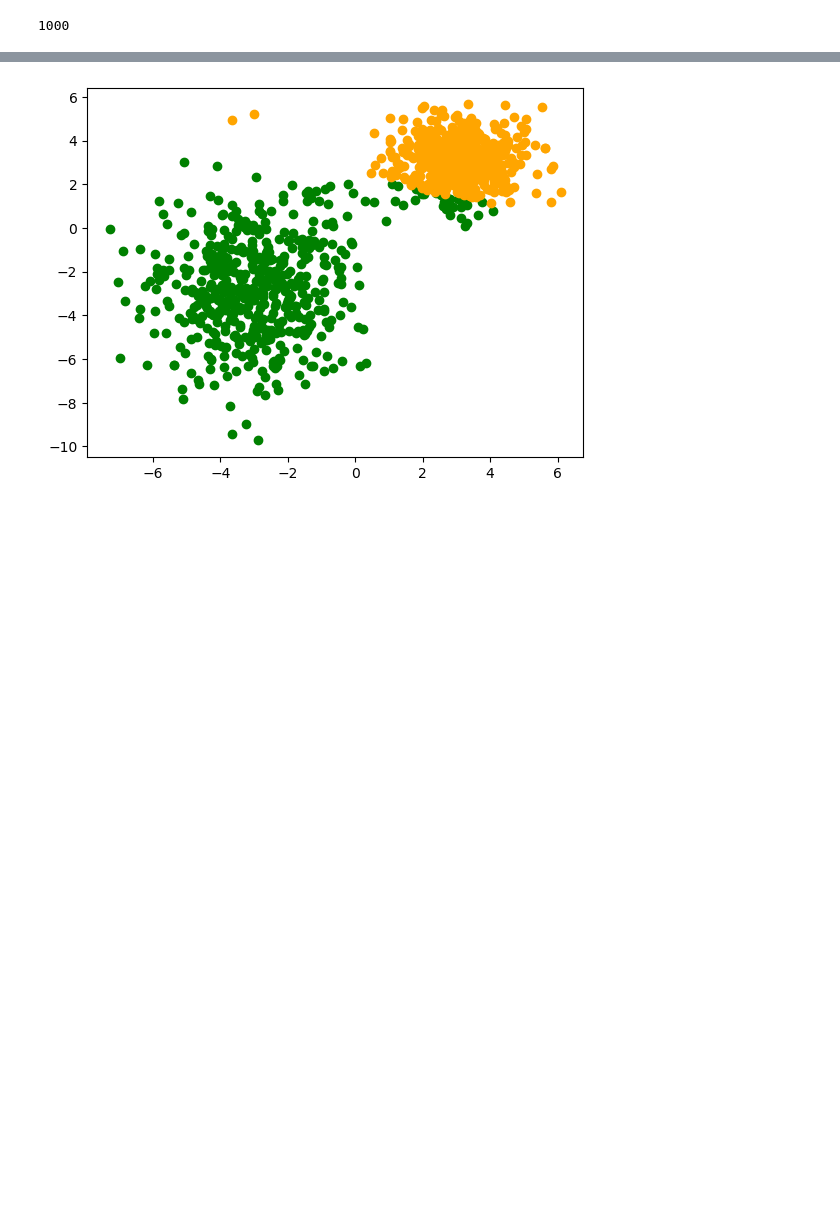
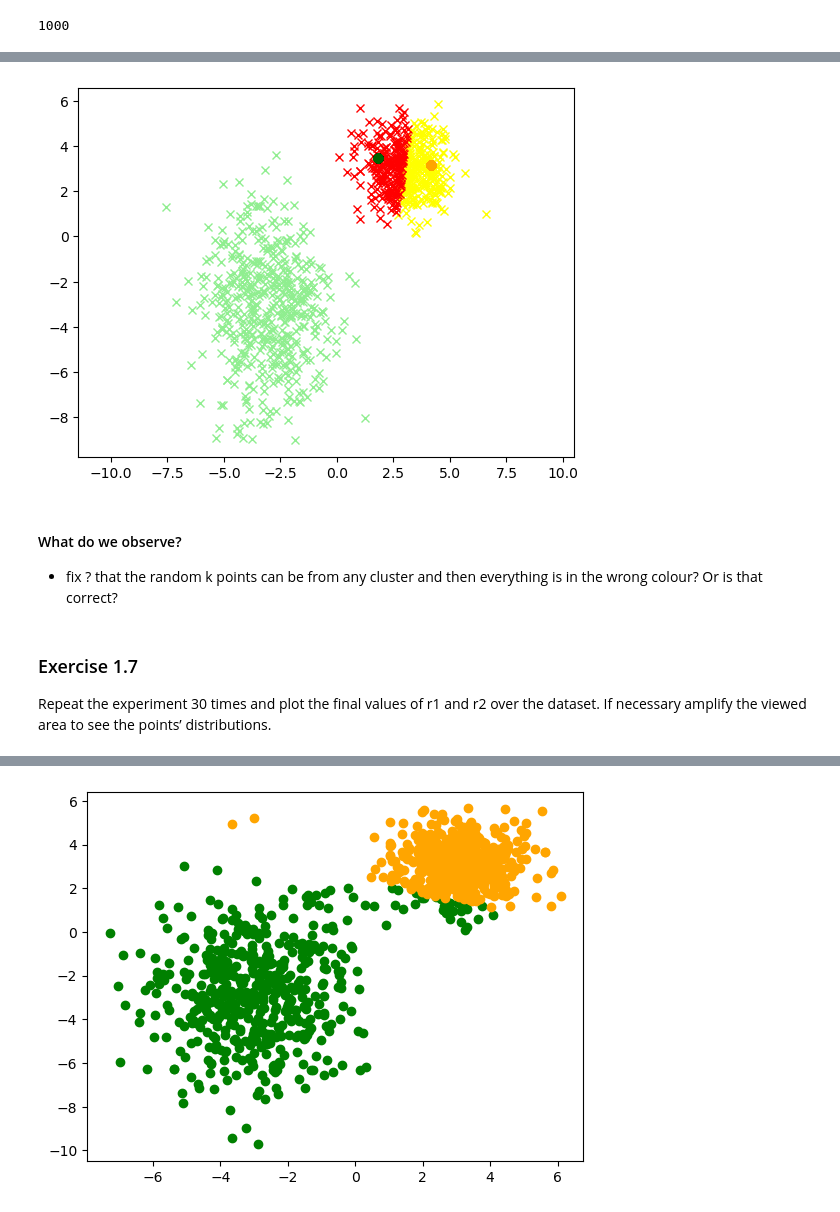
Before and after one commit to jelenameyer/IntroToMachineLearning, a Jupyter notebook: assignments/a1_unsupervised.ipynb, the cells around one changed output, grey strips where cells are left out. Saved outputs shown, nothing was run; the diff lists cells and outputs as text; code cells hidden in the pictures; blank space fills up the shorter version.

```diff
--- a/assignments/a1_unsupervised.ipynb
+++ b/assignments/a1_unsupervised.ipynb
@@ -552,0 +641,71 @@ array([4.43241909, 4.37813631])
+# %%
+# plot the consecutive positions of r1 and r2 uppon the dataset and also include final clustering of round one
+
+xCluster1Correct = []
+xCluster1False = []
+
+for dataPoint in cluster1:
+    if dataPoint[2] == 1:
+        xCluster1Correct.append(dataPoint[0])
+    else:
+        xCluster1False.append(dataPoint[0])
+
+yCluster1Correct = []
+yCluster1False = []
+
+for dataPoint in cluster1:
+    if dataPoint[2] == 1:
+        yCluster1Correct.append(dataPoint[1])
+    else:
+        yCluster1False.append(dataPoint[1])
+
+
+
+xCluster2Correct = []
+xCluster2False = []
+
+for dataPoint in cluster2:
+    if dataPoint[2] == 2:
+        xCluster2Correct.append(dataPoint[0])
+    else:
+        xCluster2False.append(dataPoint[0])
+
+yCluster2Correct = []
+yCluster2False = []
+
+for dataPoint in cluster2:
+    if dataPoint[2] == 2:
+        yCluster2Correct.append(dataPoint[1])
+    else:
+        yCluster2False.append(dataPoint[1])
+
+
+
+xR1 = allR1[:, 0]
+
+xR2 = allR2[:, 0]
+
+yR1 = allR1[:, 1]
+
+yR2 = allR2[:, 1]
+
+plt.plot(xCluster1Correct, yCluster1Correct, "x", color = "yellow")
+plt.plot(xCluster2Correct, yCluster2Correct, "x", color = "lightgreen")
+plt.plot(xCluster1False, yCluster1False, "x", color = "pink")
+plt.plot(xCluster2False, yCluster2False, "x", color = "red")
+
+plt.plot(xR1, yR1, "o", color = "orange")
+plt.plot(xR2, yR2, "o", color = "darkgreen")
+
+plt.axis("equal")
+plt .show()
+# %% [output]
+[figure, added]
+# %% [markdown]
+#### What do we observe?
+
+- fix ? that the random k points can be from any cluster and then everything is in the wrong colour? Or is that correct?
+# %% [markdown]
+### Exercise 1.7
+
+Repeat the experiment 30 times and plot the final values of r1 and r2 over the dataset. If necessary amplify the viewed area to see the points’ distributions.
```
Also changed, not shown: parts of 23 cells of this notebook, 1 other file.
